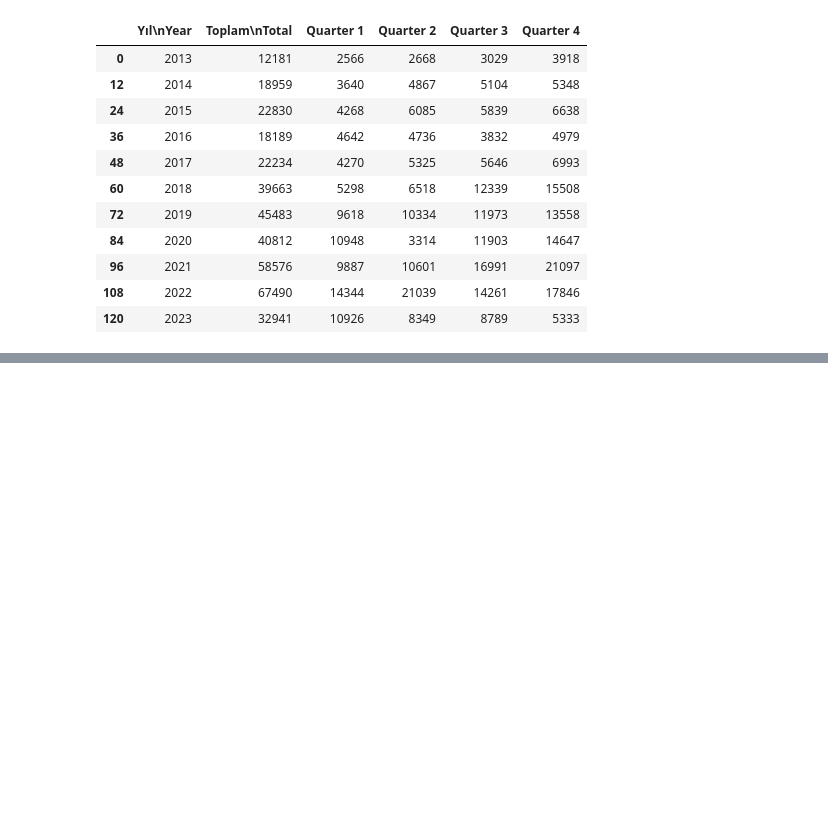
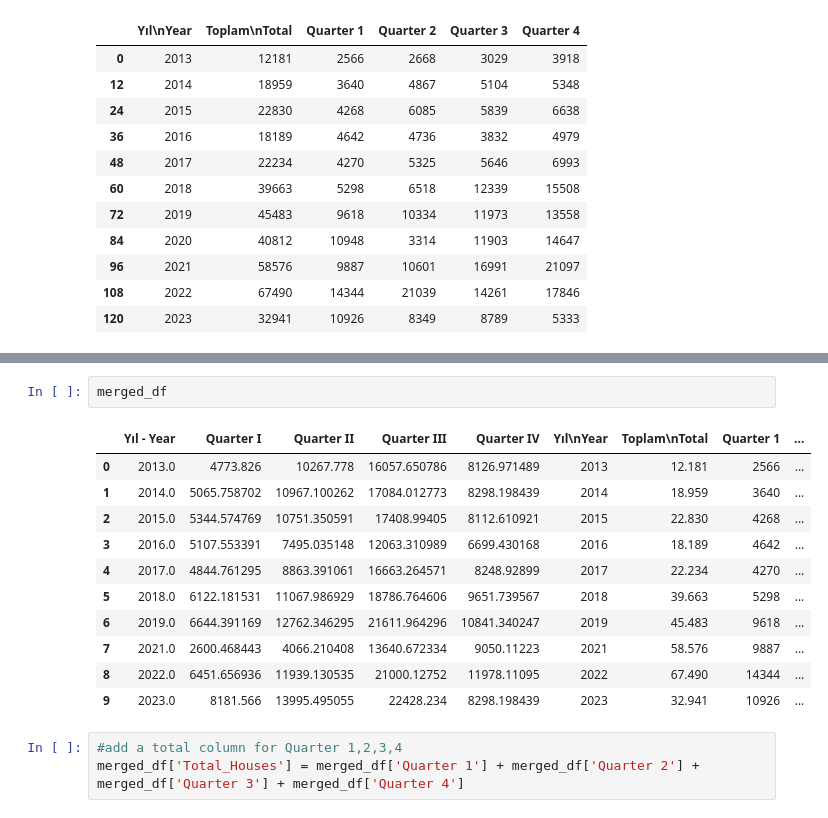
Before and after one commit to aliyan08/Introduction-to-Data-Science, a Jupyter notebook: house sold to foreigners cleaning.ipynb, the cells around one changed output, grey strips where cells are left out. Saved outputs shown, nothing was run; the diff lists cells and outputs as text; blank space fills up the shorter version.

```diff
--- a/house sold to foreigners cleaning.ipynb
+++ b/house sold to foreigners cleaning.ipynb
@@ -340,0 +488,17 @@ df1.head(20)
+# %%
+merged_df
+# %% [output]
+|  | Yıl - Year | Quarter I | Quarter II | Quarter III | Quarter IV | Yıl\nYear | Toplam\nTotal | Quarter 1 | ... |
+| 0 | 2013.0 | 4773.826 | 10267.778 | 16057.650786 | 8126.971489 | 2013 | 12.181 | 2566 | ... |
+| 1 | 2014.0 | 5065.758702 | 10967.100262 | 17084.012773 | 8298.198439 | 2014 | 18.959 | 3640 | ... |
+| 2 | 2015.0 | 5344.574769 | 10751.350591 | 17408.99405 | 8112.610921 | 2015 | 22.830 | 4268 | ... |
+| 3 | 2016.0 | 5107.553391 | 7495.035148 | 12063.310989 | 6699.430168 | 2016 | 18.189 | 4642 | ... |
+| 4 | 2017.0 | 4844.761295 | 8863.391061 | 16663.264571 | 8248.92899 | 2017 | 22.234 | 4270 | ... |
+| 5 | 2018.0 | 6122.181531 | 11067.986929 | 18786.764606 | 9651.739567 | 2018 | 39.663 | 5298 | ... |
+| 6 | 2019.0 | 6644.391169 | 12762.346295 | 21611.964296 | 10841.340247 | 2019 | 45.483 | 9618 | ... |
+| 7 | 2021.0 | 2600.468443 | 4066.210408 | 13640.672334 | 9050.11223 | 2021 | 58.576 | 9887 | ... |
+| 8 | 2022.0 | 6451.656936 | 11939.130535 | 21000.12752 | 11978.11095 | 2022 | 67.490 | 14344 | ... |
+| 9 | 2023.0 | 8181.566 | 13995.495055 | 22428.234 | 8298.198439 | 2023 | 32.941 | 10926 | ... |
+# %%
+#add a total column for Quarter 1,2,3,4
+merged_df['Total_Houses'] = merged_df['Quarter 1'] + merged_df['Quarter 2'] + merged_df['Quarter 3'] + merged_df['Quarter 4']
```
Also changed, not shown: parts of 18 cells of this notebook, 3 other files.
